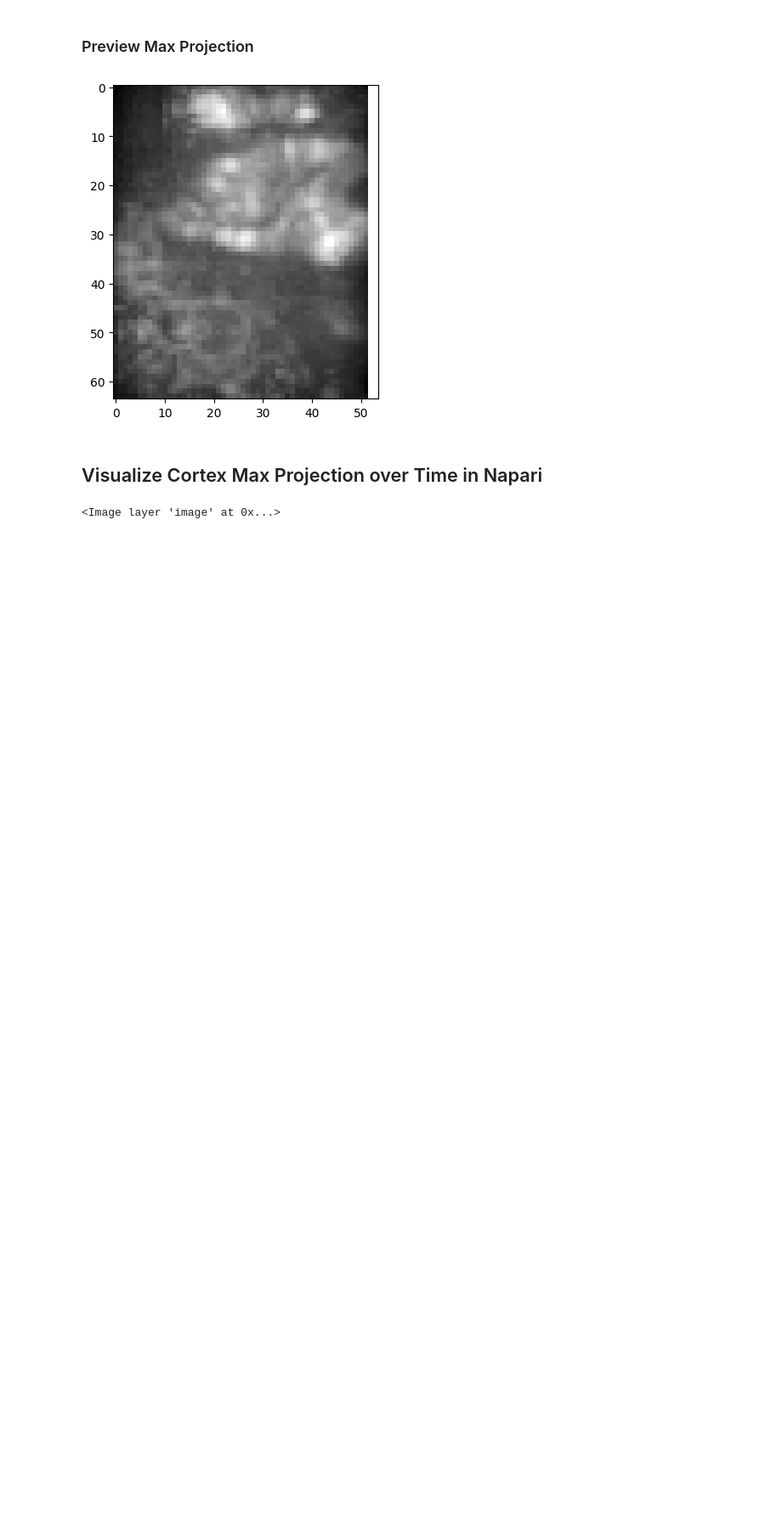
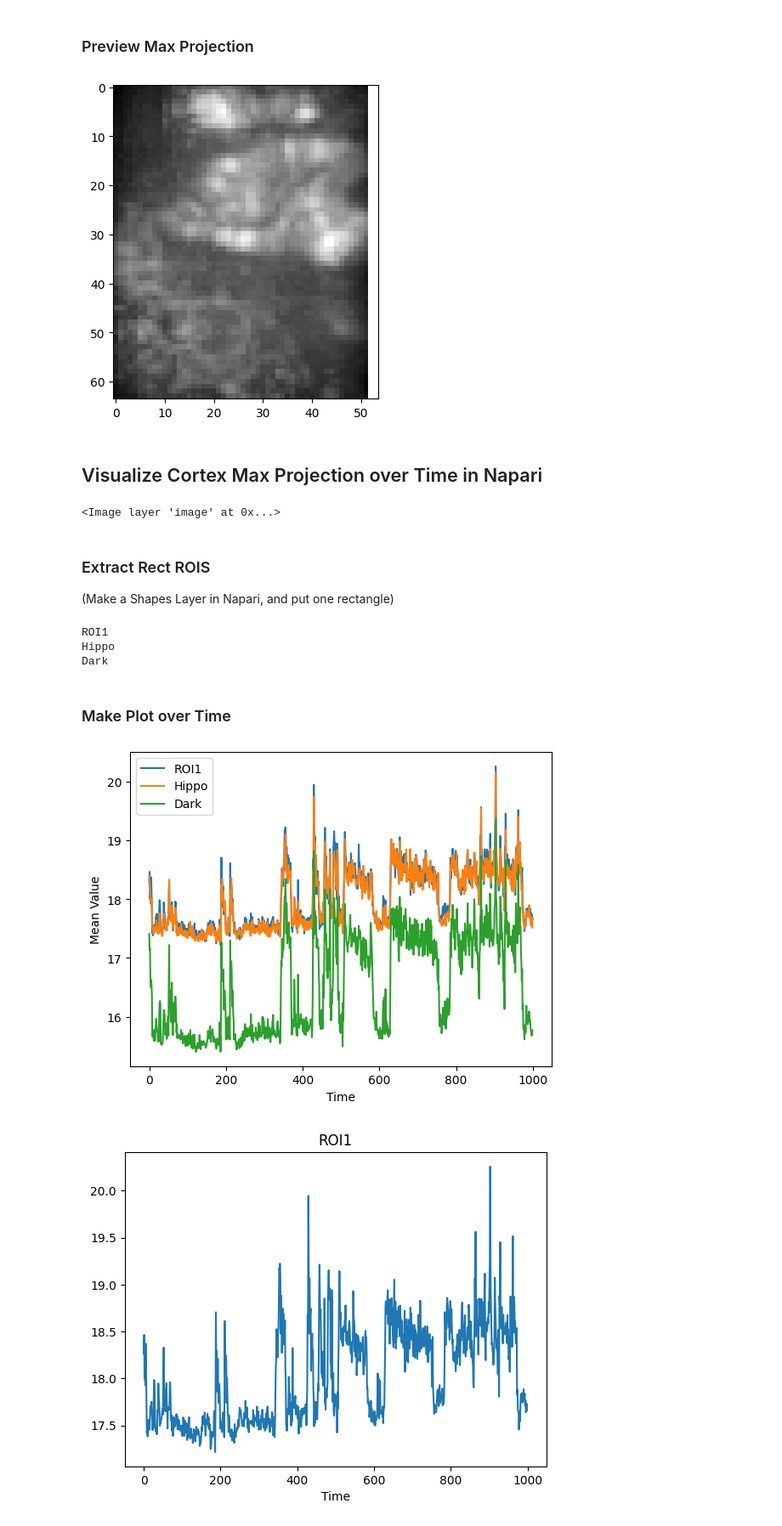
Before and after one commit to atleer/FusiConverter, a Jupyter notebook: scripts/cortical_analysis2.ipynb, the cells around one changed output. Shown: that part at 85% size. Drawn from its saved outputs; the diff is of its cells as text; code cells hidden in the pictures; blank space fills up the shorter version.

```diff
--- a/scripts/cortical_analysis2.ipynb
+++ b/scripts/cortical_analysis2.ipynb
@@ -60,3 +60,41 @@ image = np.log(cortex_max_proj)
 viewer.add_image(image)
 # %% [output]
 <Image layer 'image' at 0x...>
+# %% [markdown]
+### Extract Rect ROIS
+
+(Make a Shapes Layer in Napari, and put one rectangle)
+# %%
+rois = {}
+
+for layer in viewer.layers:
+    if isinstance(layer, napari.layers.shapes.shapes.Shapes) :
+        print(layer.name)
+        rect = layer.data[0]
+        rect_rows = slice(int(rect[:, 0].min()), int(rect[:, 0].max()))
+        rect_cols = slice(int(rect[:, 1].min()), int(rect[:, 1].max()))
+        rois[layer.name] = image[rect_rows, rect_cols, :]
+# %% [output]
+ROI1
+Hippo
+Dark
+# %% [markdown]
+### Make Plot over Time
+# %%
+plt.figure()
+for name, roi in rois.items():
+    roi_mean = np.mean(roi, axis=(0, 1))
+    plt.plot(roi_mean, label=name);
+    plt.xlabel('Time')
+    plt.ylabel('Mean Value')
+plt.legend()
+
+for name, roi in rois.items():
+    plt.figure()
+    roi_mean = np.mean(roi, axis=(0, 1))
+    plt.plot(roi_mean);
+    plt.title(name)
+    plt.xlabel('Time')
+# %% [output]
+[figure, added]
+[figure, added]
```
Also changed, not shown: parts of 1 cell of this notebook.
